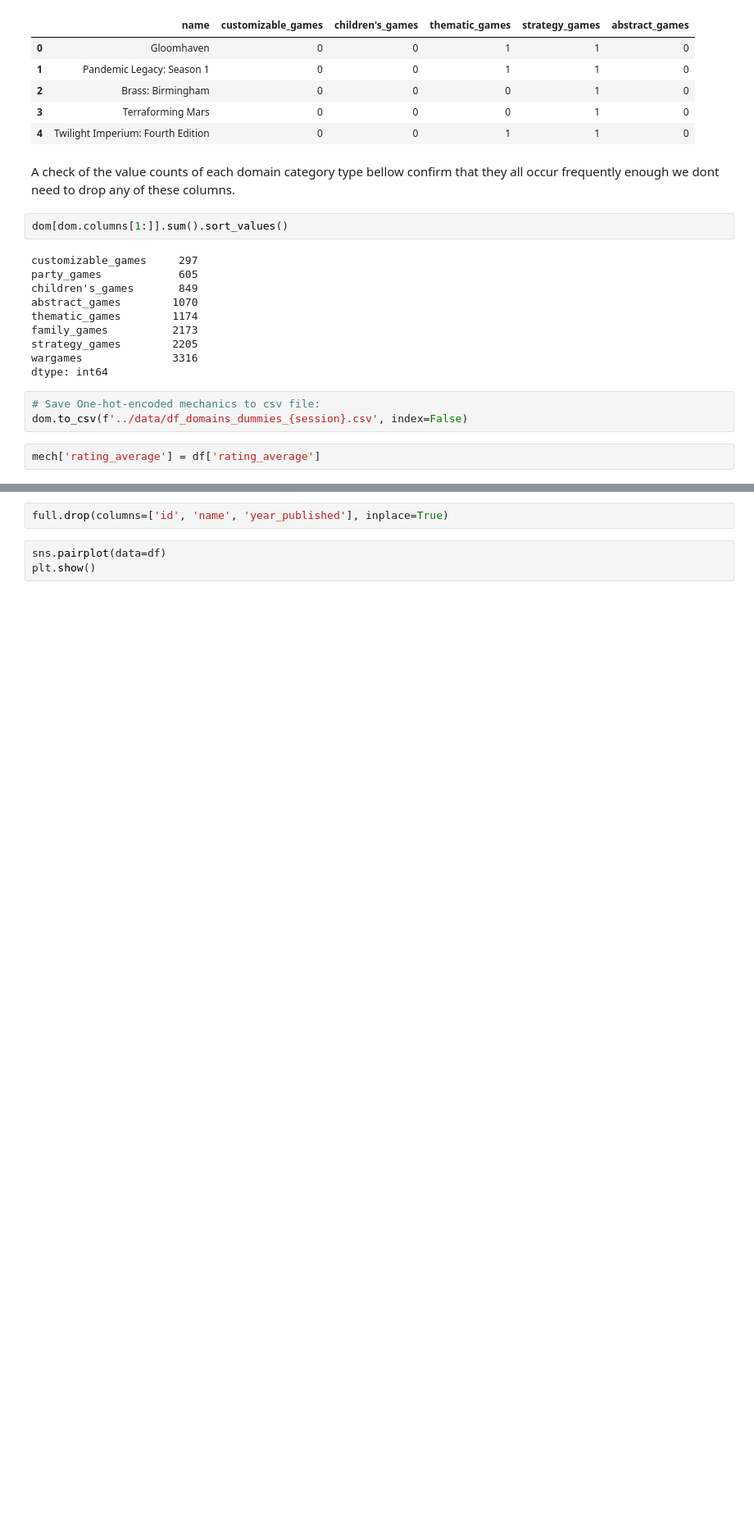
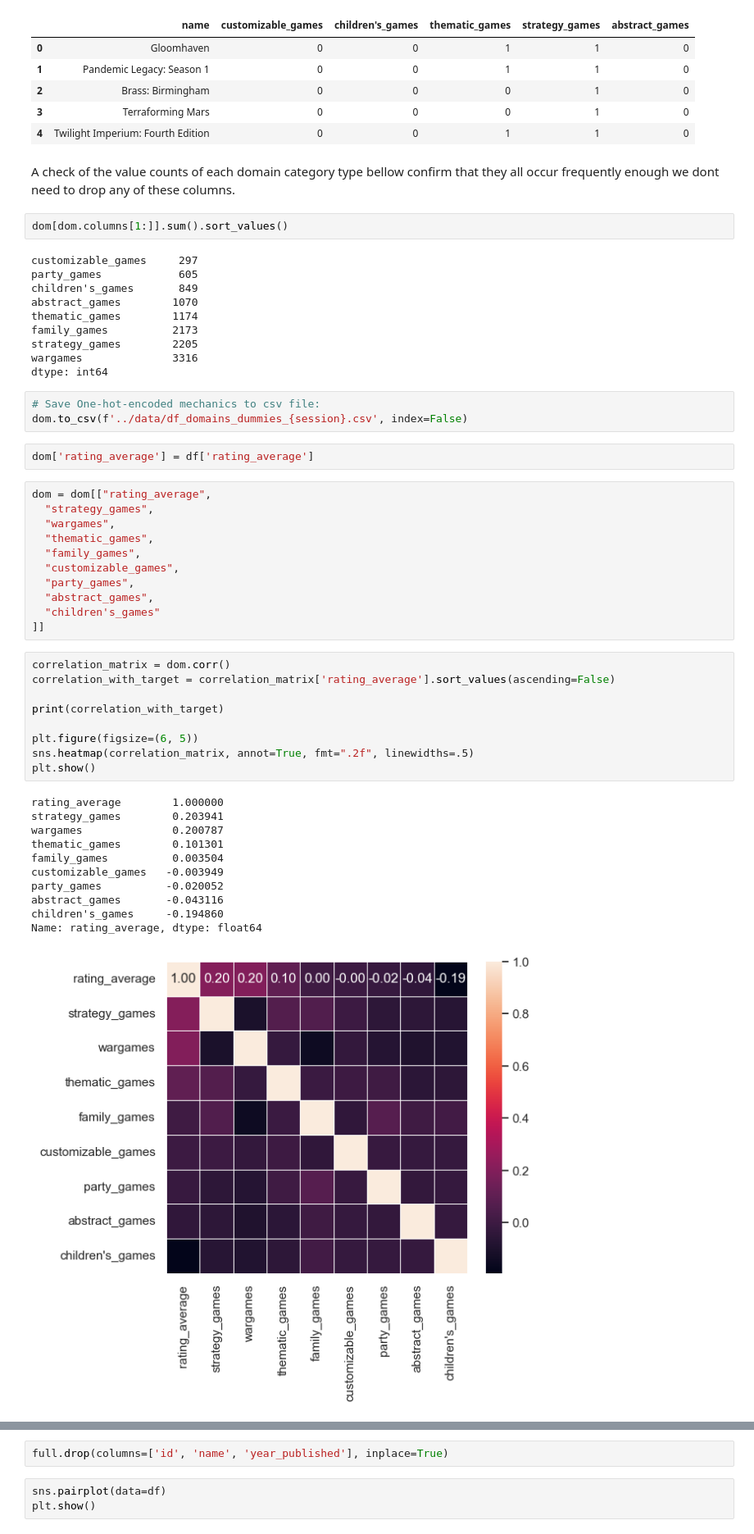
Before and after one commit to jdormaar/Boardgame_Preferences_Predictive_Analysis, a Jupyter notebook: workbook/notebook.ipynb, the cells around one changed output, grey strips where cells are left out. Shown at 82% size. Cells and saved outputs as stored; diff of their text form; blank space fills up the shorter version.

```diff
--- a/workbook/notebook.ipynb
+++ b/workbook/notebook.ipynb
@@ -1128,7 +1112,39 @@ dtype: int64
 # Save One-hot-encoded mechanics to csv file:
 dom.to_csv(f'../data/df_domains_dummies_{session}.csv', index=False)
 # %%
-mech['rating_average'] = df['rating_average']
+dom['rating_average'] = df['rating_average']
+# %%
+dom = dom[["rating_average",
+  "strategy_games",
+  "wargames",
+  "thematic_games",
+  "family_games",
+  "customizable_games",
+  "party_games",
+  "abstract_games",
+  "children's_games"
+]]
+# %%
+correlation_matrix = dom.corr()
+correlation_with_target = correlation_matrix['rating_average'].sort_values(ascending=False)
+
+print(correlation_with_target)
+
+plt.figure(figsize=(6, 5))
+sns.heatmap(correlation_matrix, annot=True, fmt=".2f", linewidths=.5)
+plt.show()
+# %% [output]
+rating_average        1.000000
+strategy_games        0.203941
+wargames              0.200787
+thematic_games        0.101301
+family_games          0.003504
+customizable_games   -0.003949
+party_games          -0.020052
+abstract_games       -0.043116
+children's_games     -0.194860
+Name: rating_average, dtype: float64
+[figure, added]
 # %%
 full = df.merge(mech)
 full.head(1)
```
Also changed, not shown: parts of 2 cells of this notebook.
